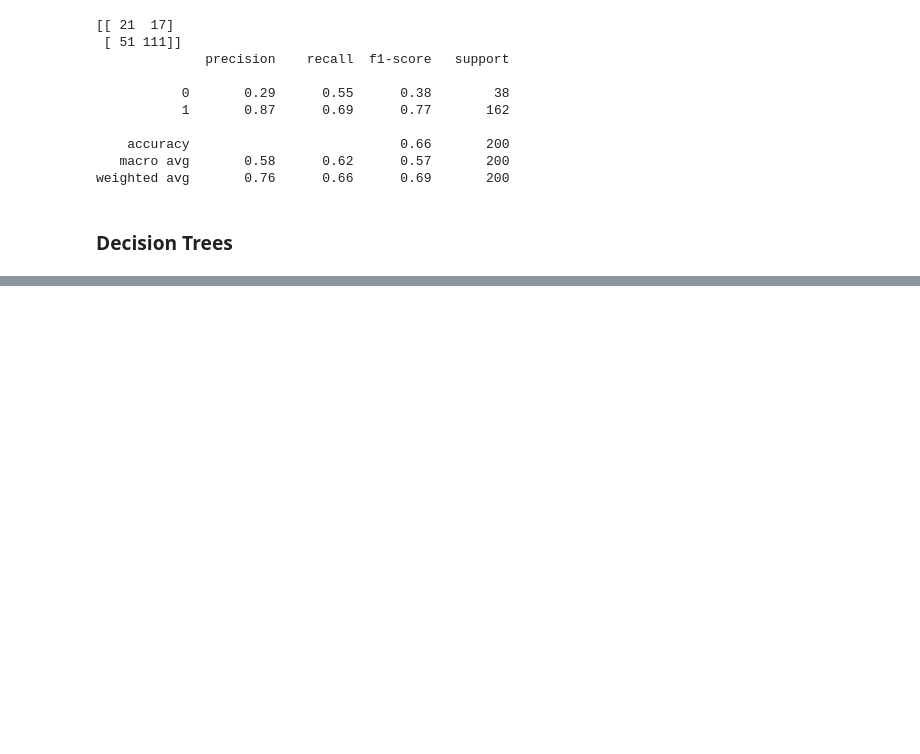
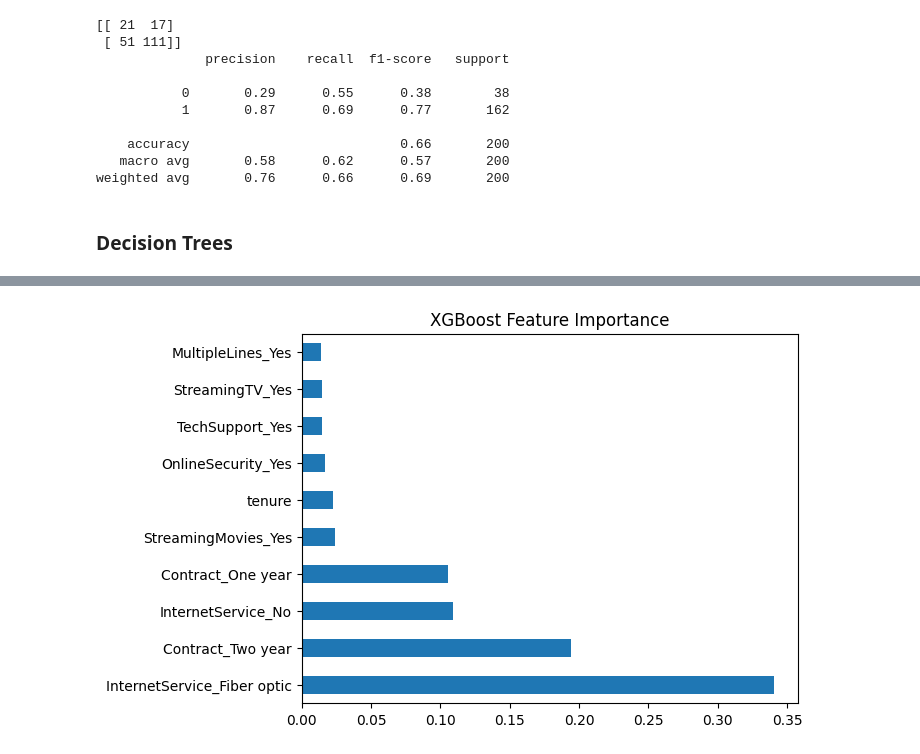
Before and after one commit to JafarDigital/machine-learning, a Jupyter notebook: treeBasedMethods.ipynb, the cells around one changed output, grey strips where cells are left out. Drawn from its saved outputs; the diff is of its cells as text; code cells hidden in the pictures; blank space fills up the shorter version.

```diff
--- a/treeBasedMethods.ipynb
+++ b/treeBasedMethods.ipynb
@@ -144,0 +265,27 @@ weighted avg       0.76      0.66      0.69       200
+# %%
+from xgboost import XGBClassifier
+
+xgb = XGBClassifier(use_label_encoder=False, eval_metric='logloss', random_state=42)
+xgb.fit(X_train, y_train)
+
+from lightgbm import LGBMClassifier
+
+lgb = LGBMClassifier(random_state=42)
+lgb.fit(X_train, y_train)
+
+from catboost import CatBoostClassifier
+
+cat_features = list(cat_cols) # Use original df, not one-hot encoded
+
+X_cb = df.drop(columns='Churn')
+y_cb = df['Churn']
+
+X_train_cb, X_test_cb, y_train_cb, y_test_cb = train_test_split(X_cb, y_cb, stratify=y_cb, random_state=42)
+
+cb = CatBoostClassifier(verbose=0, random_state=42)
+cb.fit(X_train_cb, y_train_cb, cat_features=cat_features)
+
+from sklearn.ensemble import AdaBoostClassifier
+
+ada = AdaBoostClassifier(n_estimators=100, random_state=42)
+ada.fit(X_train, y_train)
@@ -144,0 +339,9 @@ weighted avg       0.76      0.66      0.69       200
+# %%
+import matplotlib.pyplot as plt
+
+xgb_importance = pd.Series(xgb.feature_importances_, index=X.columns)
+xgb_importance.nlargest(10).plot(kind='barh')
+plt.title("XGBoost Feature Importance")
+plt.show()
+# %% [output]
+[figure, added]
```
Also changed, not shown: parts of 14 cells of this notebook.
